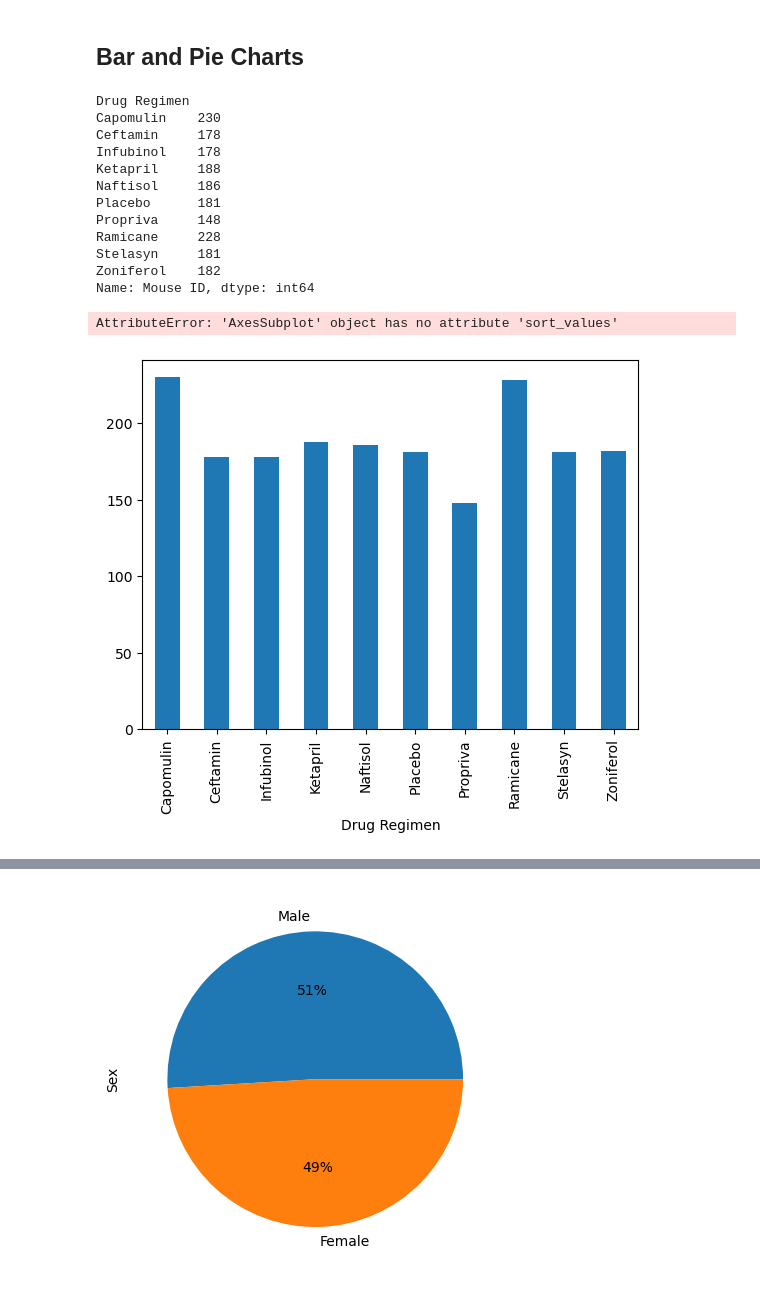
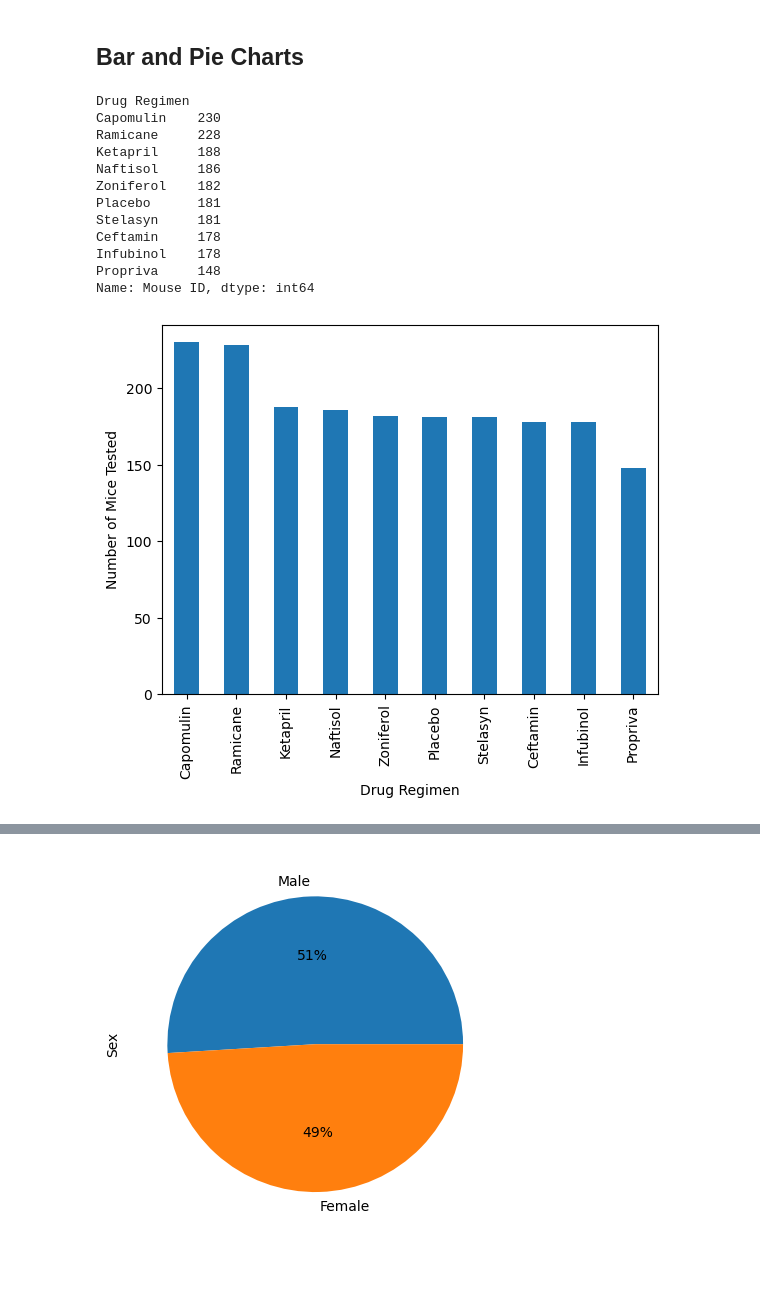
Before and after one commit to GabrielaCLopez/data-vis-challenge, a Jupyter notebook: Pymaceuticals/pymaceuticals_starter.ipynb, the cells around one changed output, grey strips where cells are left out. Drawn from its saved outputs; the diff is of its cells as text; code cells hidden in the pictures.

```diff
--- a/Pymaceuticals/pymaceuticals_starter.ipynb
+++ b/Pymaceuticals/pymaceuticals_starter.ipynb
@@ -176,33 +186,32 @@ tumor_summary
 # %%
 # Generate a bar plot showing the total number mice tested for each drug regimen using Pandas.
 regimen_mice_count = clean_df.groupby(['Drug Regimen']).count()['Mouse ID']
 
-regimen_mice_count = regimen_mice_count.sort_values
+regimen_mice_count = regimen_mice_count.sort_values(ascending=False)
 print(regimen_mice_count)
 
 
 sorted_bar = regimen_mice_count.plot.bar()
 
 
 plt.xlabel("Drug Regimen")
 plt.ylabel("Number of Mice Tested")
 
 plt.show()
 # %% [output]
 Drug Regimen
 Capomulin    230
+Ramicane     228
+Ketapril     188
+Naftisol     186
+Zoniferol    182
+Placebo      181
+Stelasyn     181
 Ceftamin     178
 Infubinol    178
-Ketapril     188
-Naftisol     186
-Placebo      181
 Propriva     148
-Ramicane     228
-Stelasyn     181
-Zoniferol    182
 Name: Mouse ID, dtype: int64
-AttributeError: 'AxesSubplot' object has no attribute 'sort_values'
-[figure, old version]
+[figure, new version]
 # %%
 # Generate a bar plot showing the total number of all mice tested for each drug regimen using pyplot.
 x_axis = regimen_mice_count.index.values
```
Also changed, not shown: parts of 3 cells of this notebook.
